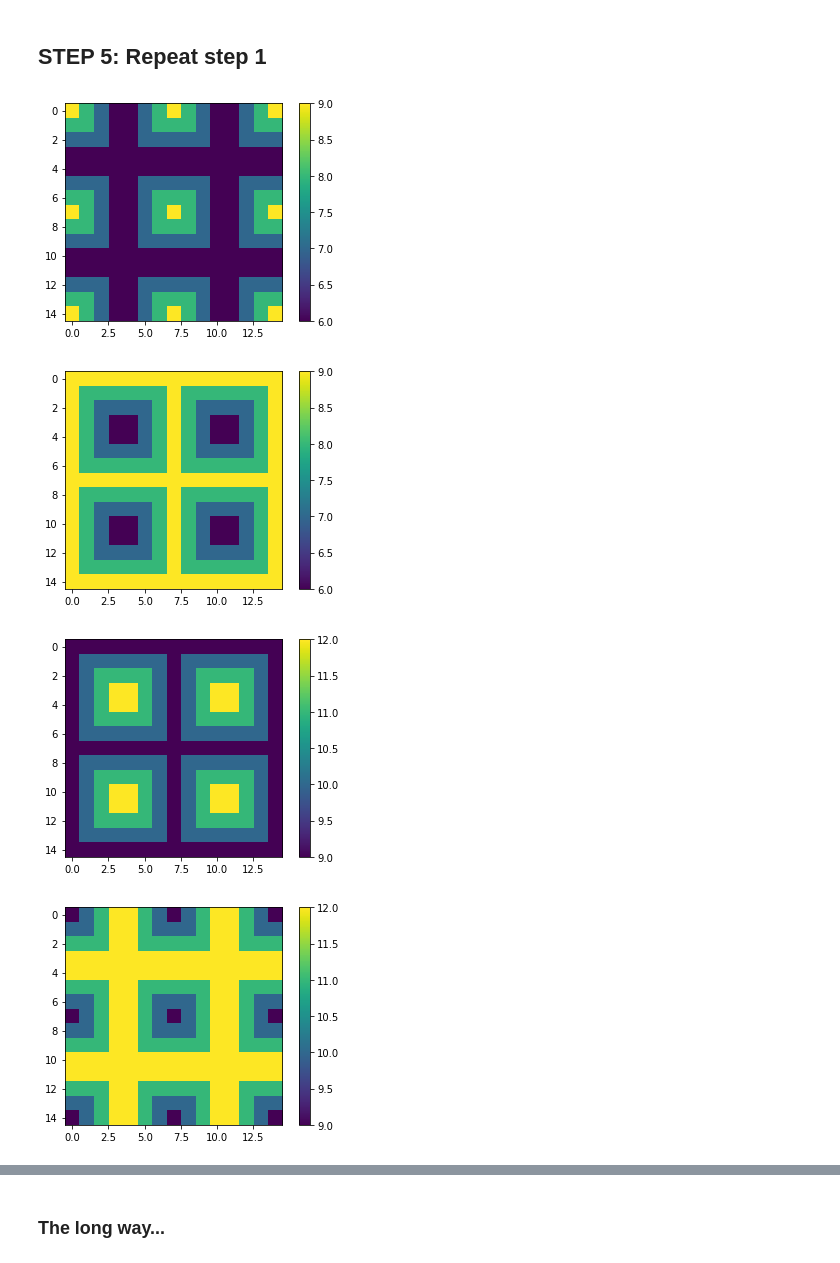
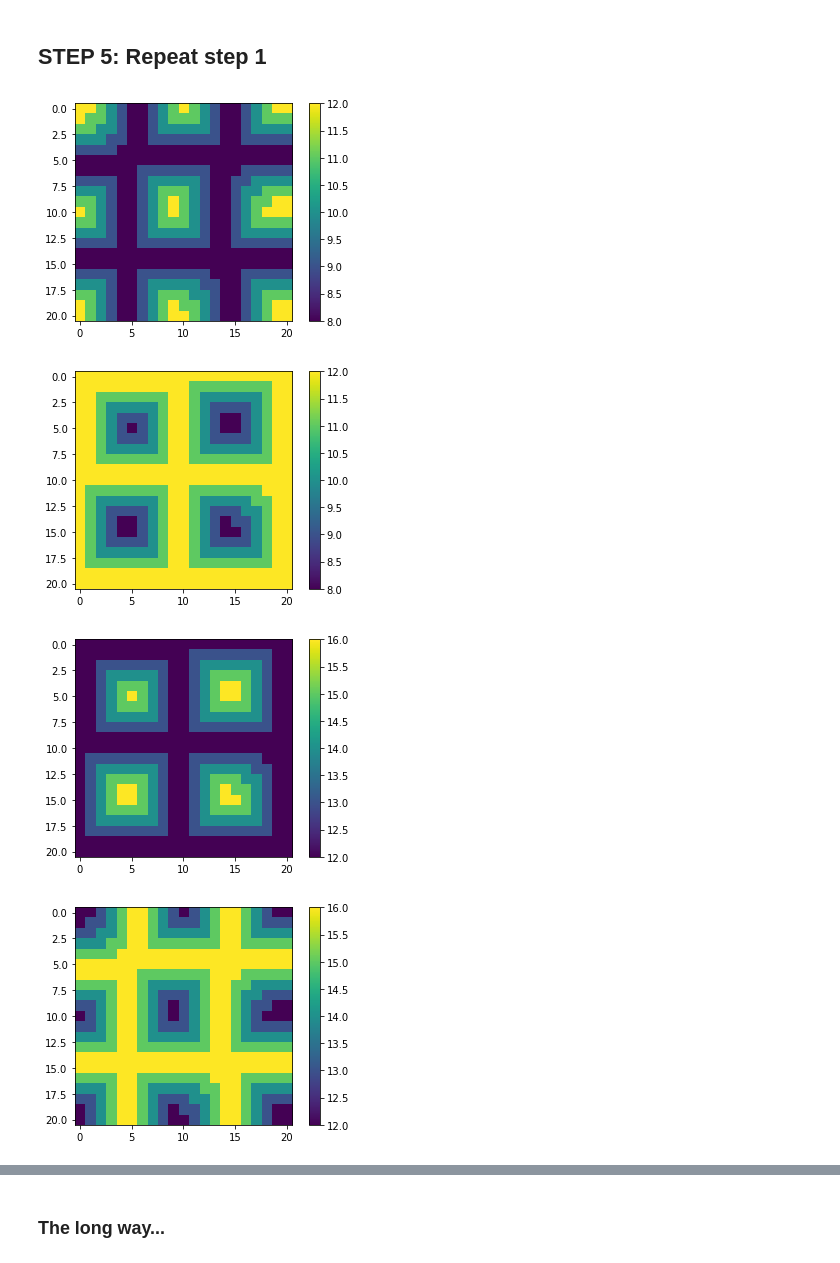
Before and after one commit to moislam1221/parallel-stencil-unstructured, a Jupyter notebook: Swept with advance clean.ipynb, the cells around one changed output, grey strips where cells are left out. Drawn from its saved outputs; the diff is of its cells as text; code cells hidden in the pictures.

```diff
--- a/Swept with advance clean.ipynb
+++ b/Swept with advance clean.ipynb
@@ -80,3 +57,22 @@ Installing collected packages: pymetis
 Successfully installed pymetis-2020.1
 # %%
 import pymetis
+# %%
+N = 7
+neighbors = defaultdict(set)
+for i in range(N):
+  if i > 0:
+    neighbors[i].add(i-1)
+  if i < N-1:
+    neighbors[i].add(i+1)
+seeds = [{0},{N-1}]
+
+print(neighbors)
+
+groundLevel = zeros(N)
+print(groundLevel)
+iIter, territories, stopper, fronts = advance(seeds, 4, groundLevel)
+groundLevel= frontsToGroundLevel(fronts)
+print(groundLevel)
+print(stopper)
+print(territories)
@@ -164,7 +166,8 @@ def coordinatesRectangle(N):
 # %%
 def advance(seeds, nIters, groundLevel):
     fronts = [{1:set(s)} for s in seeds]
-    territories = -ones(len(neighbors), int)
+    # territories = -ones(len(neighbors), int)
+    territories = -ones(len(groundLevel), int)
     for i in range(len(seeds)):
         # print("The " + str(i) + "th seed")
         for p in seeds[i]:
@@ -521,20 +524,24 @@ def findSeedsApart(neighbors, numSeeds):
     seeds = [set([s]) for s in seeds]
     groundLevel = zeros(numDofs)
     maxIter = 0
+    savedSeeds = []
     # Figure out how far apart (how many iters max) can be done
     for trial in range(2000):
         iIter, territories, stopper, _ = advance(seeds, 0, groundLevel)
         if iIter > maxIter:
             print(iIter)
             maxIter = iIter
+            savedSeeds = seeds
         _, territories2,_,_ = advance([stopper], iIter+1, groundLevel)
         seeds = moveSeeds(seeds, territories2)
     # Find a seed configuration corresponding to this max iter
-    iIter = 0
-    while iIter < maxIter:
-        _, territories2,_,_ = advance([stopper], iIter+1, groundLevel)
-        seeds = moveSeeds(seeds, territories2)
-        iIter, territories, stopper, _ = advance(seeds, 0, groundLevel)
+    #iIter = 0
+    #while iIter < maxIter:
+    #    _, territories2,_,_ = advance([stopper], iIter+1, groundLevel)
+    #    seeds = moveSeeds(seeds, territories2)
+    #    iIter, territories, stopper, _ = advance(seeds, 0, groundLevel)
+    #    print(iIter)
+    seeds = savedSeeds
     return seeds
 
 def createSubdomainsWithMETIS(neighbors, seeds, territories):
@@ -896,7 +897,7 @@ def lowerPyramidal(neighbors, groundLevel):
 ## INITIALIZE
 # %%
 # Initialization
-N = 15
+N = 21
 nSubdomains = 9
 periodicFlag = False
 diagonalLinksFlag = True
@@ -1227,22 +1253,22 @@ def stageAdvance(groundLevel, seeds, territorySet, territorySetExpanded, neighbo
 # %%
 ## Repeat upper pyramidal, bridge, lower pyramidal, dual bridge
 
-numCycles = 3
+numCycles = 2
 for cycle in arange(1,numCycles):
     ## STAGE 1: UPPER PYRAMIDAL STAGE ##
     groundLevel = stageAdvance(groundLevel, seeds, territorySetUpperPyramidal, territorySetUpperPyramidalExpanded, neighbors, 2*iIter, PARALLEL_FLAG=True)
     plotGroundLevel(groundLevel, N)
     ## STAGE 2: BRIDGE STAGE ##
     groundLevel = stageAdvance(groundLevel, bridgeSeeds, territorySetBridge, territorySetBridgeExpanded, neighbors, iIter, PARALLEL_FLAG=True)
     plotGroundLevel(groundLevel, N)
     ## STAGE 3: LOWER PYRAMIDAL STAGE ##
     groundLevel = stageAdvance(groundLevel, dualSeeds, territorySetLowerPyramidal, territorySetLowerPyramidalExpanded, neighbors, 2*iIter, PARALLEL_FLAG=True)
     plotGroundLevel(groundLevel, N)
     ## STAGE 4: DUAL BRIDGE SEEDS ##
     groundLevel = stageAdvance(groundLevel, dualBridgeSeeds, territorySetDualBridge, territorySetDualBridgeExpanded, neighbors, iIter, PARALLEL_FLAG=True)
     plotGroundLevel(groundLevel, N)
 # %% [output]
-[figure, old version]
+[figure, new version]
-[figure, old version]
+[figure, new version]
-[figure, old version]
+[figure, new version]
-[figure, old version]
+[figure, new version]
```
Also changed, not shown: parts of 35 cells of this notebook.
